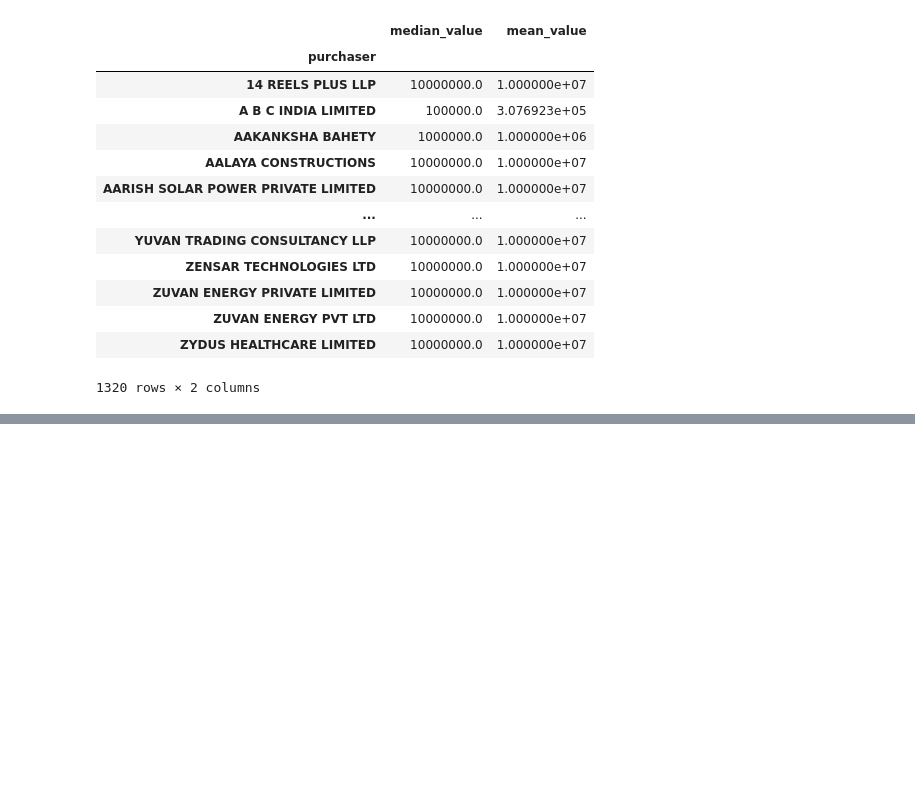
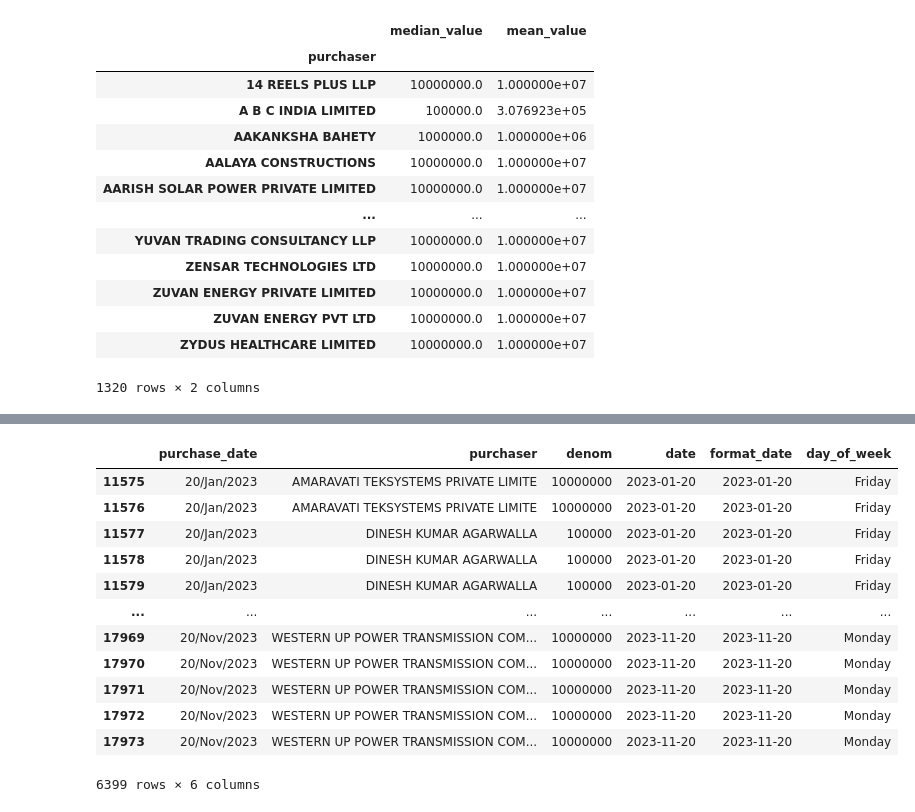
Before and after one commit to ROHIT318/python-practice, a Jupyter notebook: learn_pandas.ipynb, the cells around one changed output, grey strips where cells are left out. Cells and saved outputs as stored; diff of their text form; code cells hidden in the pictures; blank space fills up the shorter version.

```diff
--- a/learn_pandas.ipynb
+++ b/learn_pandas.ipynb
@@ -192,0 +345,4 @@ purchaser_group.agg(median_value=('denomination', 'median'), mean_value=('denomi
+# %%
+purchaser_df.rename(columns={'Date of Purchase': 'purchase_date', 'Purchaser Name': 'purchaser', 'Denomination': 'denom'},
+                    inplace=True)
+purchaser_df.head(3)
@@ -192,0 +362,3 @@ purchaser_group.agg(median_value=('denomination', 'median'), mean_value=('denomi
+# %%
+purchaser_df['date'] = pd.to_datetime(purchaser_df['purchase_date'])
+purchaser_df['date'].head(3)
@@ -192,0 +371,4 @@ purchaser_group.agg(median_value=('denomination', 'median'), mean_value=('denomi
+# %%
+# https://docs.python.org/3/library/datetime.html#strftime-and-strptime-behavior
+purchaser_df['format_date'] = pd.to_datetime(purchaser_df['purchase_date'], format='%d/%b/%Y')
+purchaser_df['format_date'].head(3)
@@ -192,0 +396,4 @@ purchaser_group.agg(median_value=('denomination', 'median'), mean_value=('denomi
+# %%
+# Get day name of the date
+purchaser_df['day_of_week'] = purchaser_df['format_date'].dt.day_name()
+purchaser_df.head(3)
@@ -192,0 +415,20 @@ purchaser_group.agg(median_value=('denomination', 'median'), mean_value=('denomi
+# %%
+# Apply filter on date columns, either using entire date or just year only
+filter1 = (purchaser_df['format_date'] >= '2023')
+filter2 = (purchaser_df['format_date'] <= '2024')
+
+purchaser_df.loc[ filter1 & filter2 ]
+# %% [output]
+|  | purchase_date | purchaser | denom | date | format_date | day_of_week |
+| 11575 | 20/Jan/2023 | AMARAVATI TEKSYSTEMS PRIVATE LIMITE | 10000000 | 2023-01-20 | 2023-01-20 | Friday |
+| 11576 | 20/Jan/2023 | AMARAVATI TEKSYSTEMS PRIVATE LIMITE | 10000000 | 2023-01-20 | 2023-01-20 | Friday |
+| 11577 | 20/Jan/2023 | DINESH KUMAR AGARWALLA | 100000 | 2023-01-20 | 2023-01-20 | Friday |
+| 11578 | 20/Jan/2023 | DINESH KUMAR AGARWALLA | 100000 | 2023-01-20 | 2023-01-20 | Friday |
+| 11579 | 20/Jan/2023 | DINESH KUMAR AGARWALLA | 100000 | 2023-01-20 | 2023-01-20 | Friday |
+| ... | ... | ... | ... | ... | ... | ... |
+| 17969 | 20/Nov/2023 | WESTERN UP POWER TRANSMISSION COM... | 10000000 | 2023-11-20 | 2023-11-20 | Monday |
+| 17970 | 20/Nov/2023 | WESTERN UP POWER TRANSMISSION COM... | 10000000 | 2023-11-20 | 2023-11-20 | Monday |
+| 17971 | 20/Nov/2023 | WESTERN UP POWER TRANSMISSION COM... | 10000000 | 2023-11-20 | 2023-11-20 | Monday |
+| 17972 | 20/Nov/2023 | WESTERN UP POWER TRANSMISSION COM... | 10000000 | 2023-11-20 | 2023-11-20 | Monday |
+| 17973 | 20/Nov/2023 | WESTERN UP POWER TRANSMISSION COM... | 10000000 | 2023-11-20 | 2023-11-20 | Monday |
+6399 rows × 6 columns
```
Also changed, not shown: parts of 32 cells of this notebook.
